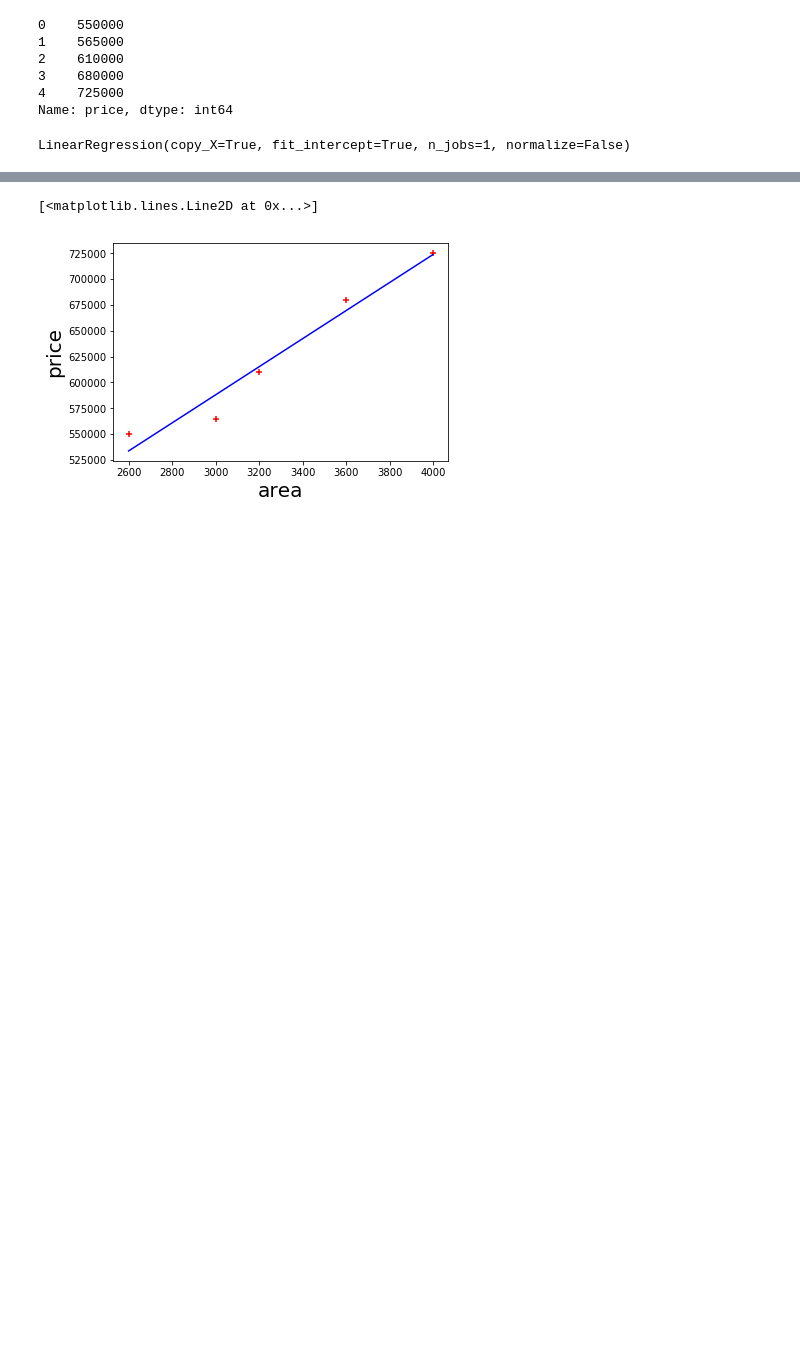
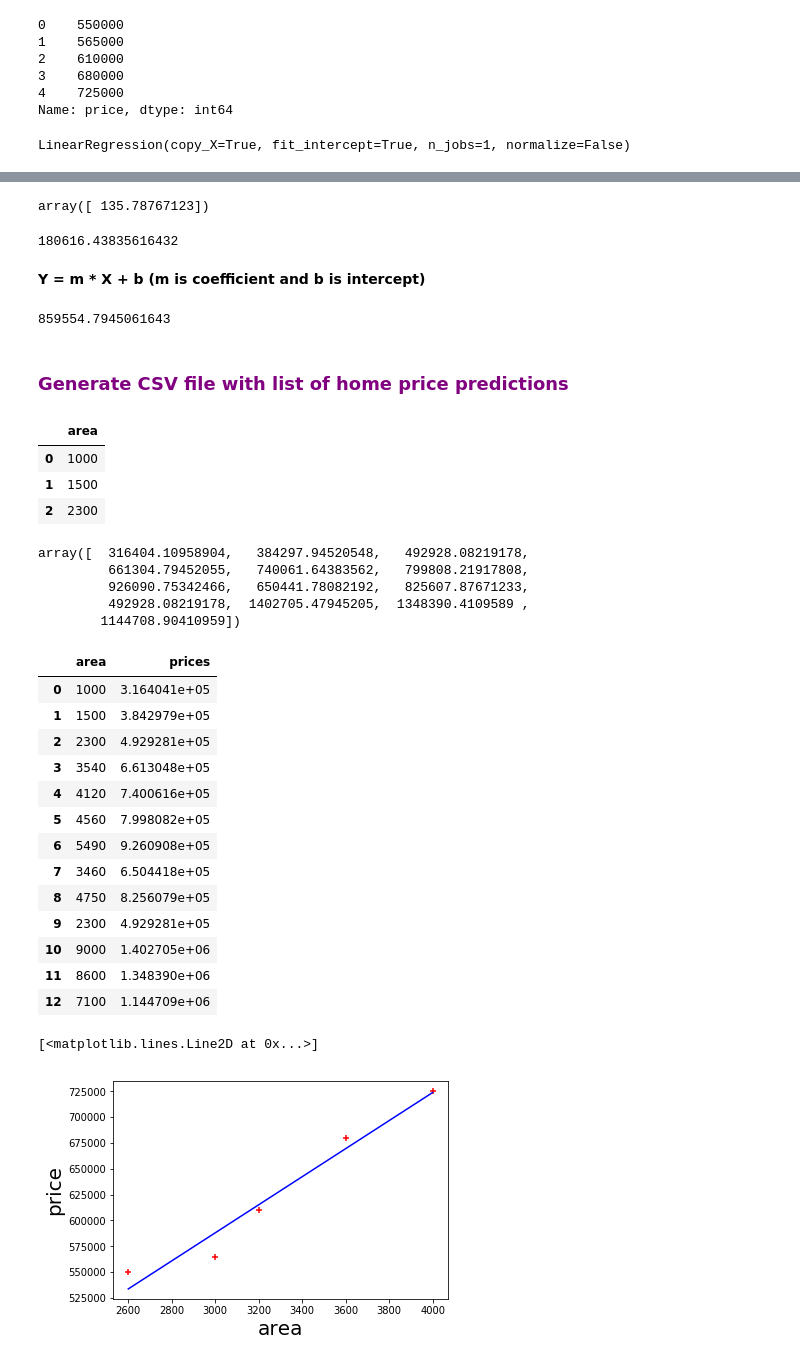
Before and after one commit to codebasics/py, a Jupyter notebook: ML/1_linear_reg/1_linear_regression.ipynb, the cells around one changed output, grey strips where cells are left out. Cells and saved outputs as stored; diff of their text form; code cells hidden in the pictures; blank space fills up the shorter version.

```diff
--- a/ML/1_linear_reg/1_linear_regression.ipynb
+++ b/ML/1_linear_reg/1_linear_regression.ipynb
@@ -82,0 +80,51 @@ array([ 859554.79452055,  628715.75342466])
+# %%
+reg.coef_
+# %% [output]
+array([ 135.78767123])
+# %%
+reg.intercept_
+# %% [output]
+180616.43835616432
+# %% [markdown]
+**Y = m * X + b (m is coefficient and b is intercept)**
+# %%
+5000*135.78767123 + 180616.43835616432
+# %% [output]
+859554.7945061643
+# %% [markdown]
+<h3 style="color:purple">Generate CSV file with list of home price predictions</h3>
+# %%
+area_df = pd.read_csv("areas.csv")
+area_df.head(3)
+# %% [output]
+|  | area |
+| 0 | 1000 |
+| 1 | 1500 |
+| 2 | 2300 |
+# %%
+p = reg.predict(area_df)
+p
+# %% [output]
+array([  316404.10958904,   384297.94520548,   492928.08219178,
+         661304.79452055,   740061.64383562,   799808.21917808,
+         926090.75342466,   650441.78082192,   825607.87671233,
+         492928.08219178,  1402705.47945205,  1348390.4109589 ,
+        1144708.90410959])
+# %%
+area_df['prices']=p
+area_df
+# %% [output]
+|  | area | prices |
+| 0 | 1000 | 3.164041e+05 |
+| 1 | 1500 | 3.842979e+05 |
+| 2 | 2300 | 4.929281e+05 |
+| 3 | 3540 | 6.613048e+05 |
+| 4 | 4120 | 7.400616e+05 |
+| 5 | 4560 | 7.998082e+05 |
+| 6 | 5490 | 9.260908e+05 |
+| 7 | 3460 | 6.504418e+05 |
+| 8 | 4750 | 8.256079e+05 |
+| 9 | 2300 | 4.929281e+05 |
+| 10 | 9000 | 1.402705e+06 |
+| 11 | 8600 | 1.348390e+06 |
+| 12 | 7100 | 1.144709e+06 |
```
Also changed, not shown: parts of 6 cells of this notebook, 5 other files.
